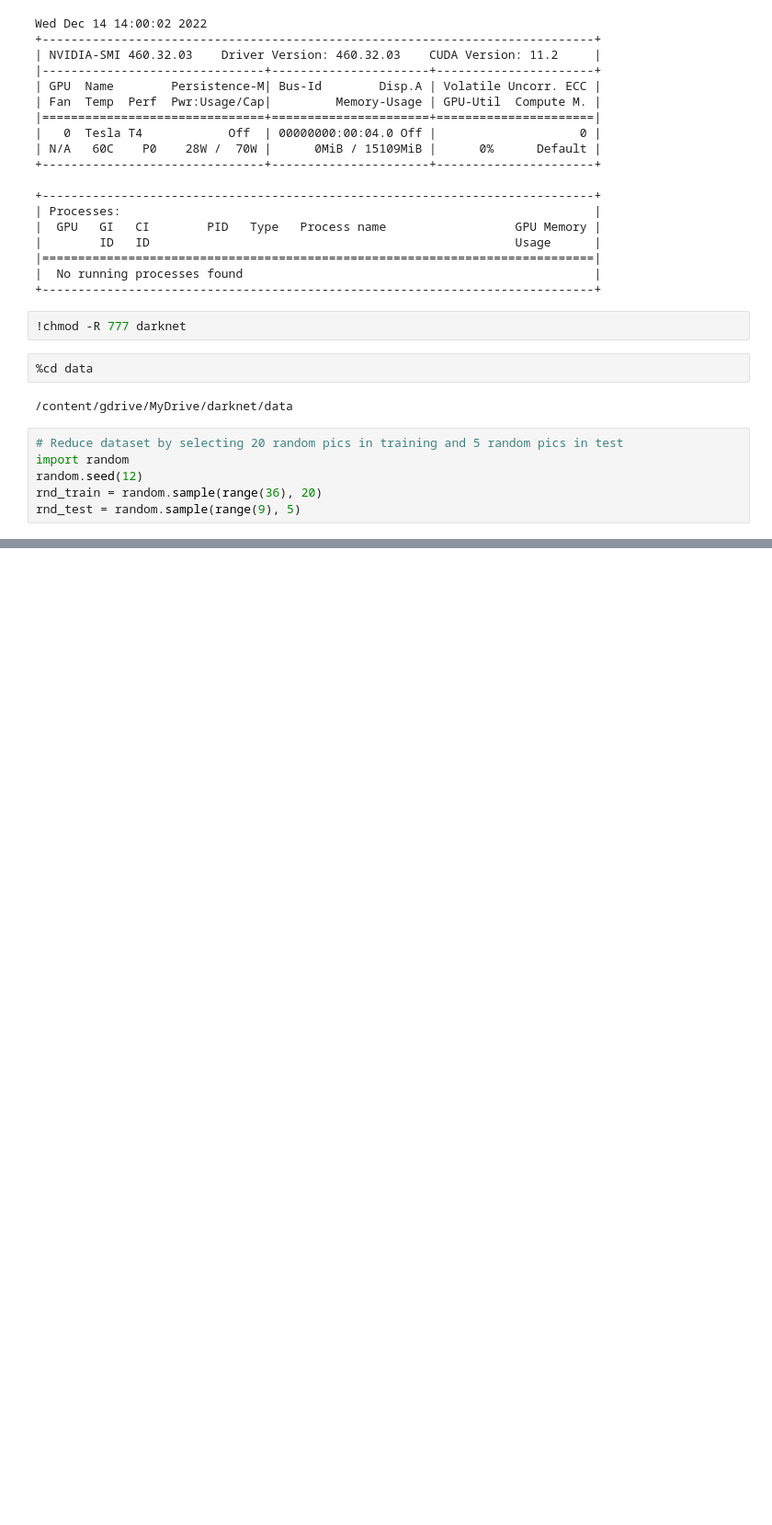
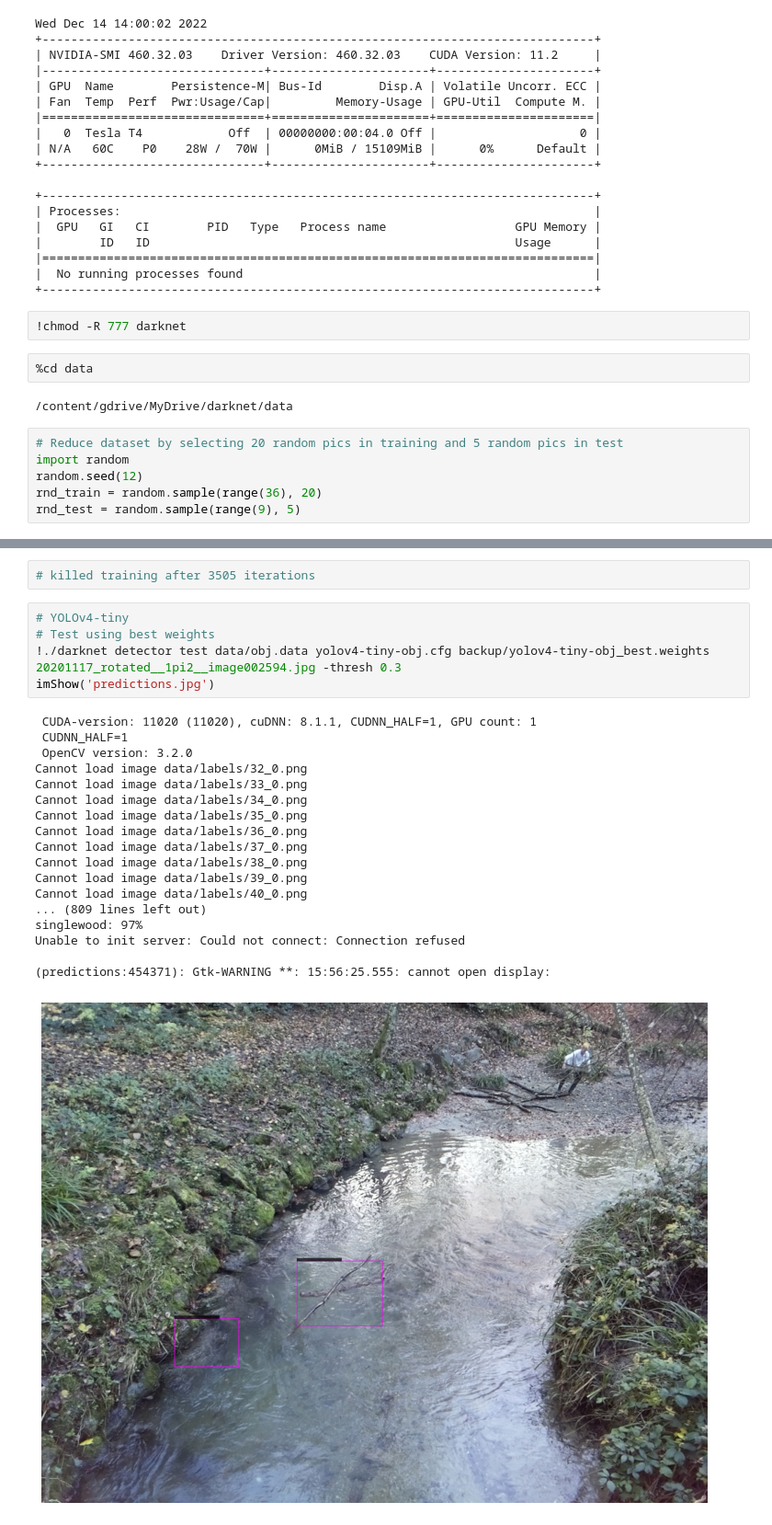
Before and after one commit to ocallaghanm/2022_ML_EES, a Jupyter notebook: OCallaghanM_project.ipynb, the cells around one changed output, grey strips where cells are left out. Shown at 92% size. Cells and saved outputs as stored; diff of their text form; blank space fills up the shorter version.

```diff
--- a/OCallaghanM_project.ipynb
+++ b/OCallaghanM_project.ipynb
@@ -459,0 +467,26 @@ v3 (iou loss, Normalizer: (iou: 0.07, obj: 1.00, cls: 1.00) Region 161 Avg (IOU:
+# %%
+# killed training after 3505 iterations
+# %%
+# YOLOv4-tiny
+# Test using best weights
+!./darknet detector test data/obj.data yolov4-tiny-obj.cfg backup/yolov4-tiny-obj_best.weights 20201117_rotated__1pi2__image002594.jpg -thresh 0.3
+imShow('predictions.jpg')
+# %% [output]
+ CUDA-version: 11020 (11020), cuDNN: 8.1.1, CUDNN_HALF=1, GPU count: 1
+ CUDNN_HALF=1
+ OpenCV version: 3.2.0
+Cannot load image data/labels/32_0.png
+Cannot load image data/labels/33_0.png
+Cannot load image data/labels/34_0.png
+Cannot load image data/labels/35_0.png
+Cannot load image data/labels/36_0.png
+Cannot load image data/labels/37_0.png
+Cannot load image data/labels/38_0.png
+Cannot load image data/labels/39_0.png
+Cannot load image data/labels/40_0.png
+... (809 lines left out)
+singlewood: 97%
+Unable to init server: Could not connect: Connection refused
+
+(predictions:454371): Gtk-WARNING **: 15:56:25.555: cannot open display:
+[figure, added]
```
Also changed, not shown: parts of 7 cells of this notebook.
